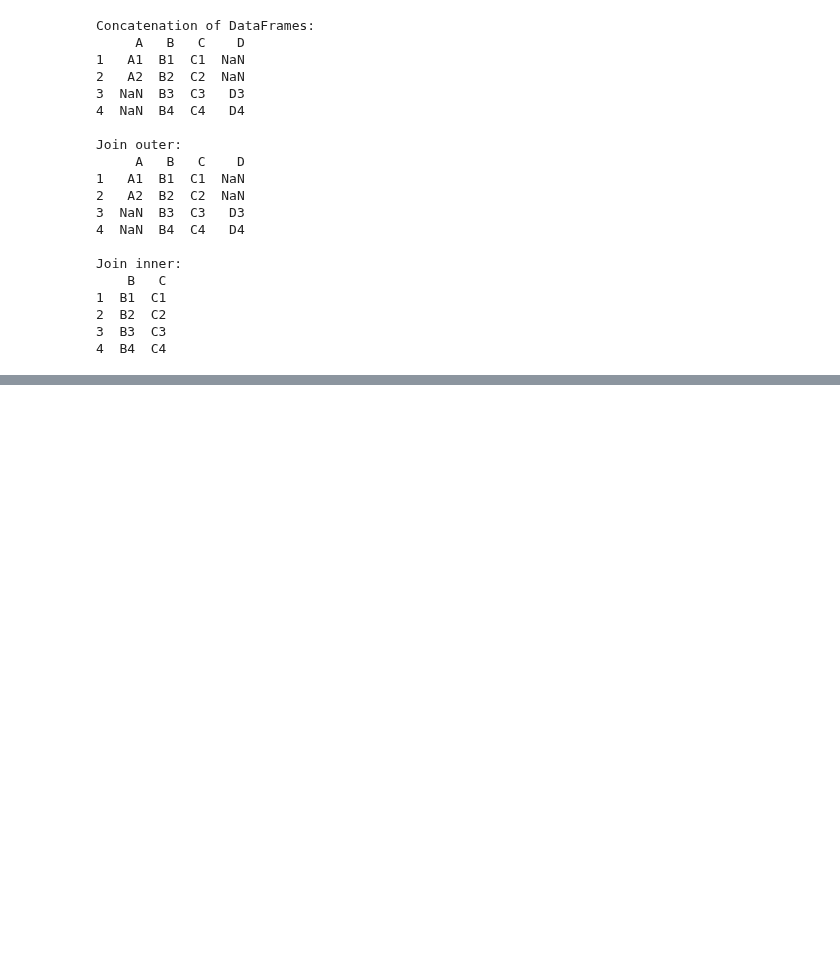
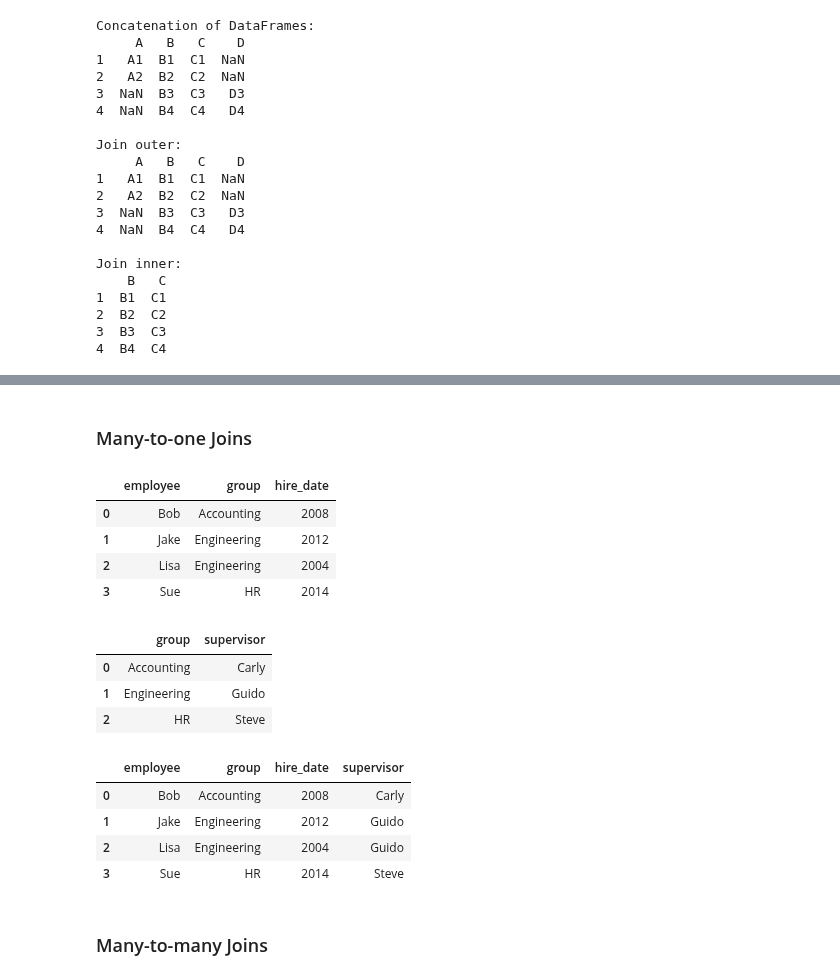
Before and after one commit to TalJa1/dc_practice, a Jupyter notebook: pandasSt.ipynb, the cells around one changed output, grey strips where cells are left out. Saved outputs shown, nothing was run; the diff lists cells and outputs as text; code cells hidden in the pictures; blank space fills up the shorter version.

Commit message:
Update pandas notebook with new examples for data manipulation techniques

```diff
--- a/pandasSt.ipynb
+++ b/pandasSt.ipynb
@@ -1154,0 +1166,7 @@ Join inner:
+# %%
+df1 = pd.DataFrame({'employee': ['Bob', 'Jake', 'Lisa', 'Sue'],
+                    'group': ['Accounting', 'Engineering', 'Engineering', 'HR']})
+df2 = pd.DataFrame({'employee': ['Lisa', 'Bob', 'Jake', 'Sue'],
+                    'hire_date': [2004, 2008, 2012, 2014]})
+
+display(df1, df2)
@@ -1154,0 +1184,4 @@ Join inner:
+# %%
+# One-to-one joins
+df3 = pd.merge(df1, df2) # merge() function recognizes that each DataFrame has an "employee" column, and automatically joins using this column as a key
+df3
@@ -1154,0 +1194,26 @@ Join inner:
+# %% [markdown]
+### Many-to-one Joins
+# %%
+# Many-to-one joins
+# Many-to-one joins are joins in which one of the two key columns contains duplicate entries
+df4 = pd.DataFrame({'group': ['Accounting', 'Engineering', 'HR'],
+                    'supervisor': ['Carly', 'Guido', 'Steve']})
+
+display(df3, df4, pd.merge(df3, df4)) # merge() function automatically aligns the data using the common column names
+# %% [output]
+|  | employee | group | hire_date |
+| 0 | Bob | Accounting | 2008 |
+| 1 | Jake | Engineering | 2012 |
+| 2 | Lisa | Engineering | 2004 |
+| 3 | Sue | HR | 2014 |
+|  | group | supervisor |
+| 0 | Accounting | Carly |
+| 1 | Engineering | Guido |
+| 2 | HR | Steve |
+|  | employee | group | hire_date | supervisor |
+| 0 | Bob | Accounting | 2008 | Carly |
+| 1 | Jake | Engineering | 2012 | Guido |
+| 2 | Lisa | Engineering | 2004 | Guido |
+| 3 | Sue | HR | 2014 | Steve |
+# %% [markdown]
+### Many-to-many Joins
```
Also changed, not shown: parts of 7 cells of this notebook.
